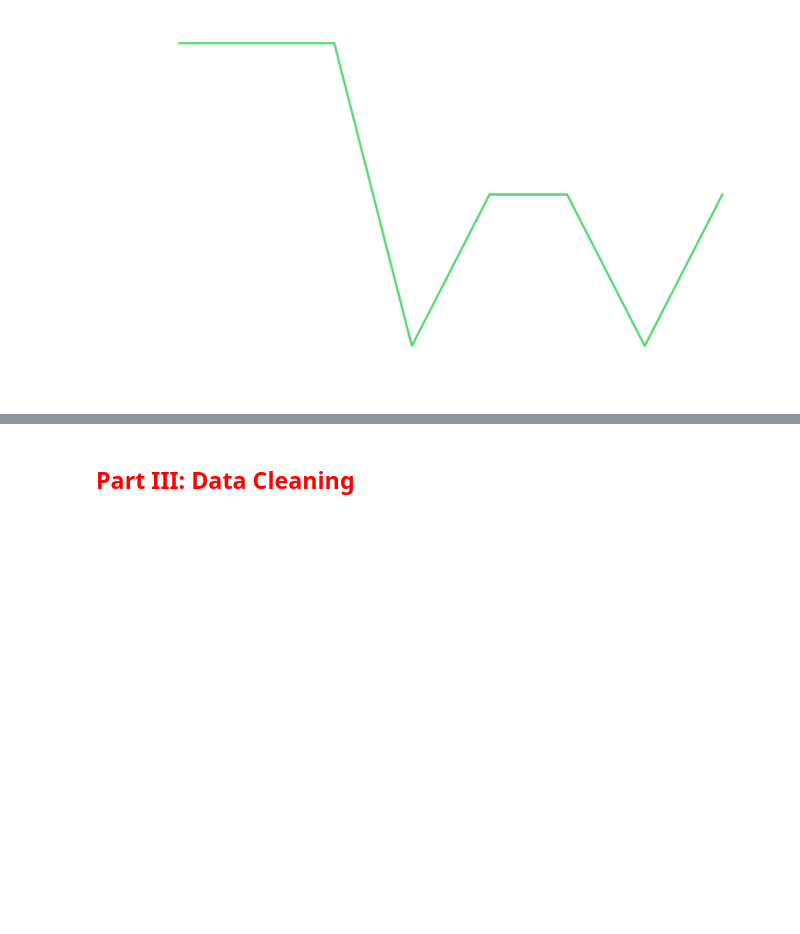
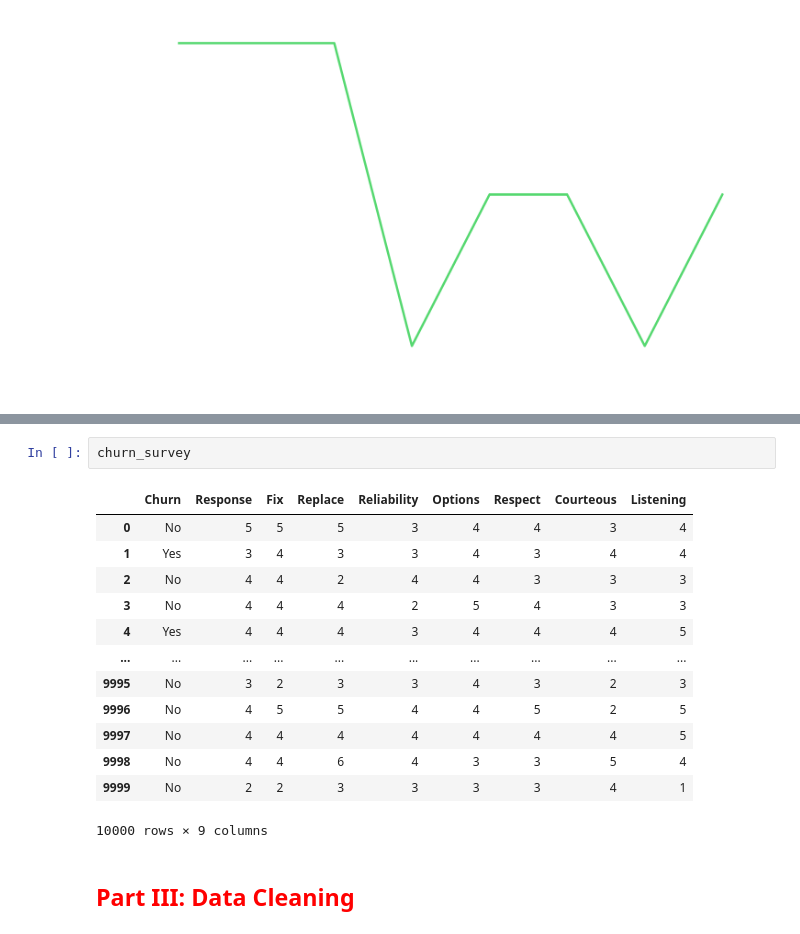
Before and after one commit to RyanLBuchanan/D206_Data_Cleaning, a Jupyter notebook: Performance_Assessment/Churn Data and Dictionary Files/hfy4k43ojf892f0dy7sd/D206_Performance_Assessment.ipynb, the cells around one changed output, grey strips where cells are left out. Saved outputs shown, nothing was run; the diff lists cells and outputs as text; blank space fills up the shorter version.

```diff
--- a/Performance_Assessment/Churn Data and Dictionary Files/hfy4k43ojf892f0dy7sd/D206_Performance_Assessment.ipynb
+++ b/Performance_Assessment/Churn Data and Dictionary Files/hfy4k43ojf892f0dy7sd/D206_Performance_Assessment.ipynb
@@ -299,3 +317,19 @@ plt.plot(churn_survey.loc[0, 'Response':'Listening'])
+# %%
+churn_survey
+# %% [output]
+|  | Churn | Response | Fix | Replace | Reliability | Options | Respect | Courteous | Listening |
+| 0 | No | 5 | 5 | 5 | 3 | 4 | 4 | 3 | 4 |
+| 1 | Yes | 3 | 4 | 3 | 3 | 4 | 3 | 4 | 4 |
+| 2 | No | 4 | 4 | 2 | 4 | 4 | 3 | 3 | 3 |
+| 3 | No | 4 | 4 | 4 | 2 | 5 | 4 | 3 | 3 |
+| 4 | Yes | 4 | 4 | 4 | 3 | 4 | 4 | 4 | 5 |
+| ... | ... | ... | ... | ... | ... | ... | ... | ... | ... |
+| 9995 | No | 3 | 2 | 3 | 3 | 4 | 3 | 2 | 3 |
+| 9996 | No | 4 | 5 | 5 | 4 | 4 | 5 | 2 | 5 |
+| 9997 | No | 4 | 4 | 4 | 4 | 4 | 4 | 4 | 5 |
+| 9998 | No | 4 | 4 | 6 | 4 | 3 | 3 | 5 | 4 |
+| 9999 | No | 2 | 2 | 3 | 3 | 3 | 3 | 4 | 1 |
+10000 rows × 9 columns
 # %% [markdown]
 ## <span style="color:red">Part III: Data Cleaning</span>
 # %% [markdown]
```
Also changed, not shown: parts of 3 cells of this notebook, 8 other files.
